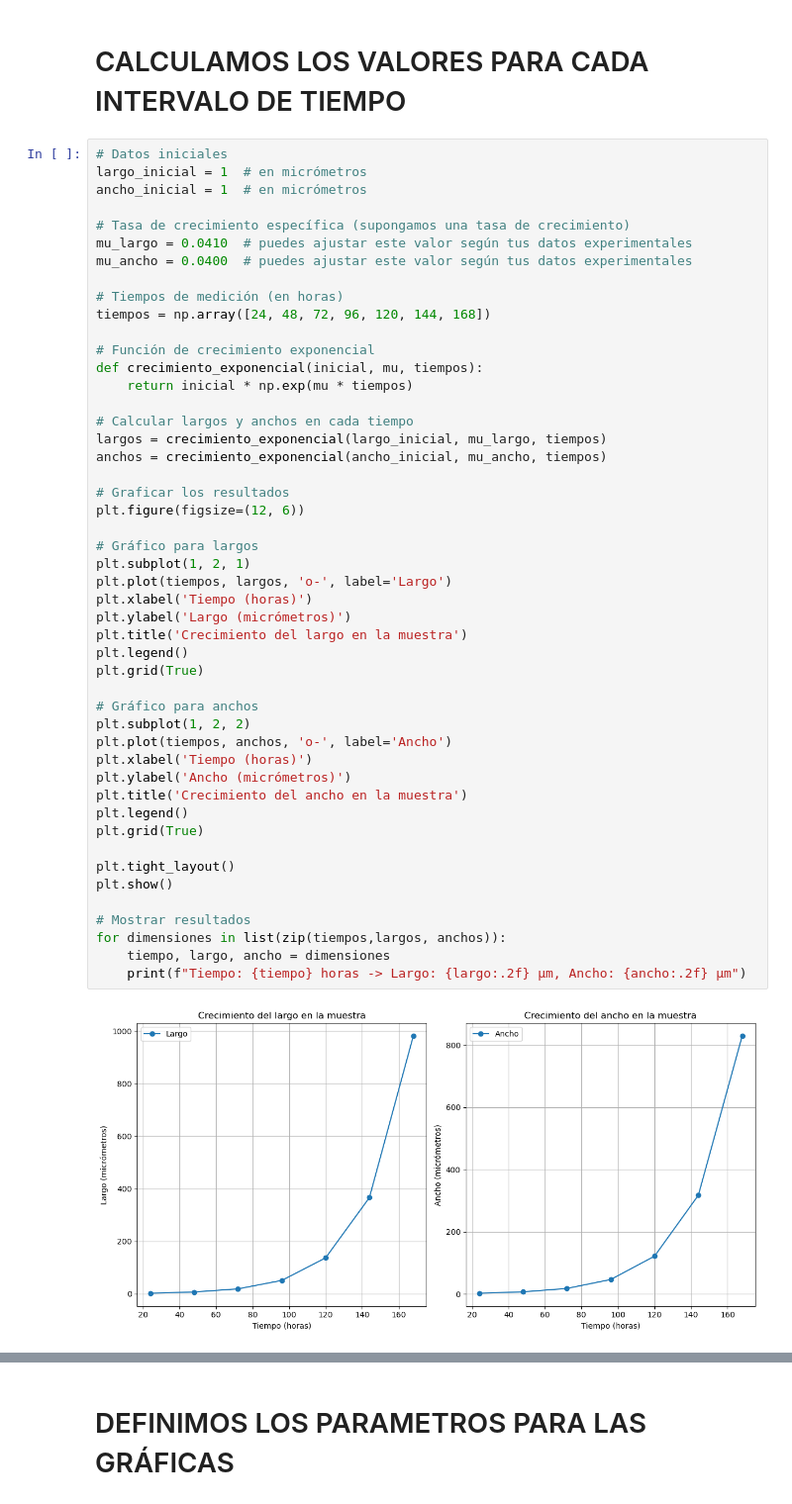
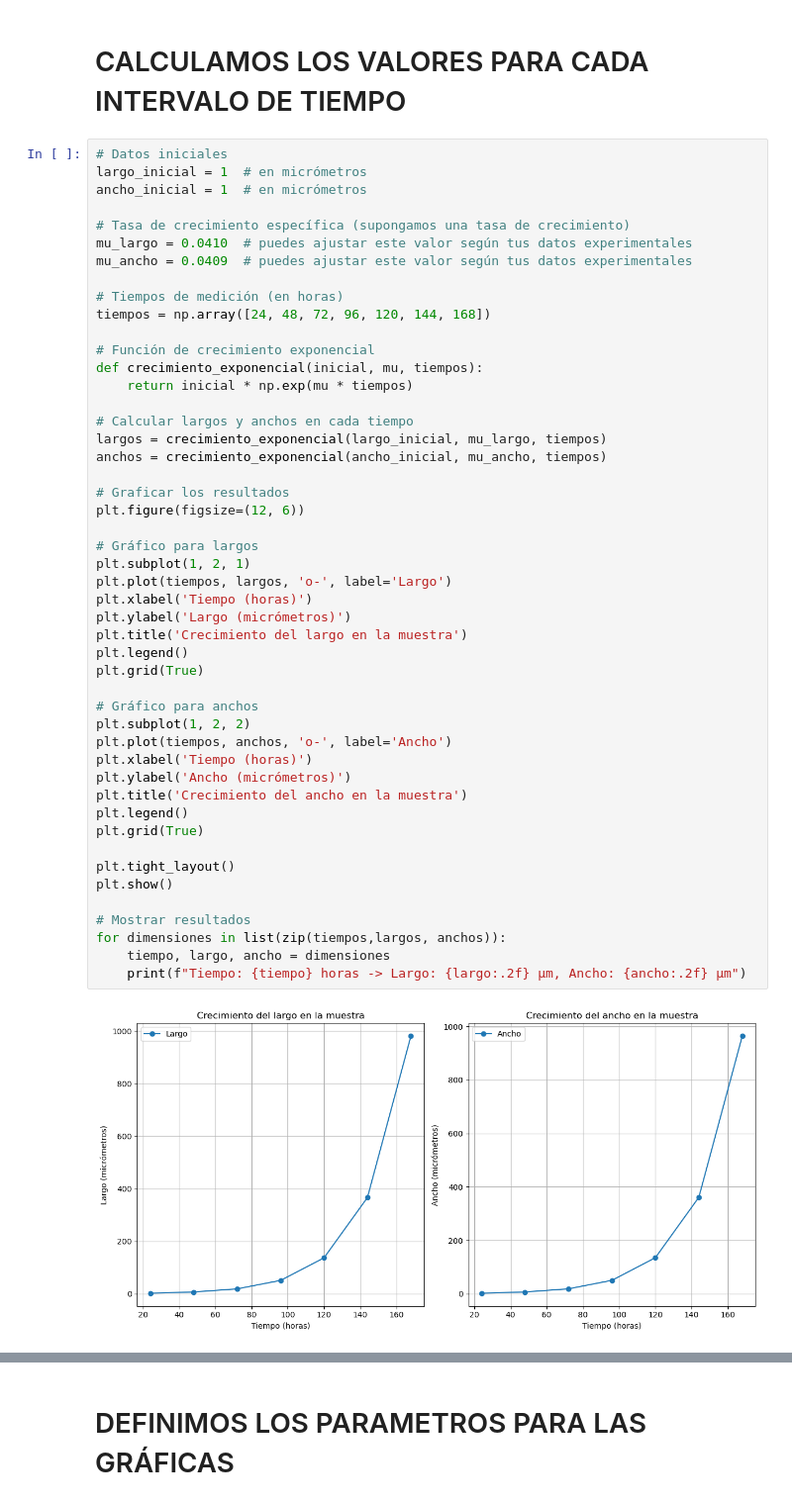
Before and after one commit to AdairPonceuwu/SferoidAnalisis, a Jupyter notebook: Crecimeinto_Esteroides.ipynb, the cells around one changed output, grey strips where cells are left out. Shown: that part at 99% size. Saved outputs shown, nothing was run; the diff lists cells and outputs as text.

```diff
--- a/Crecimeinto_Esteroides.ipynb
+++ b/Crecimeinto_Esteroides.ipynb
@@ -13,7 +13,7 @@ ancho_inicial = 1  # en micrómetros
 
 # Tasa de crecimiento específica (supongamos una tasa de crecimiento)
 mu_largo = 0.0410  # puedes ajustar este valor según tus datos experimentales
-mu_ancho = 0.0400  # puedes ajustar este valor según tus datos experimentales
+mu_ancho = 0.0409  # puedes ajustar este valor según tus datos experimentales
 
 # Tiempos de medición (en horas)
 tiempos = np.array([24, 48, 72, 96, 120, 144, 168])
@@ -28,31 +28,31 @@ anchos = crecimiento_exponencial(ancho_inicial, mu_ancho, tiempos)
 
 # Graficar los resultados
 plt.figure(figsize=(12, 6))
 
 # Gráfico para largos
 plt.subplot(1, 2, 1)
 plt.plot(tiempos, largos, 'o-', label='Largo')
 plt.xlabel('Tiempo (horas)')
 plt.ylabel('Largo (micrómetros)')
 plt.title('Crecimiento del largo en la muestra')
 plt.legend()
 plt.grid(True)
 
 # Gráfico para anchos
 plt.subplot(1, 2, 2)
 plt.plot(tiempos, anchos, 'o-', label='Ancho')
 plt.xlabel('Tiempo (horas)')
 plt.ylabel('Ancho (micrómetros)')
 plt.title('Crecimiento del ancho en la muestra')
 plt.legend()
 plt.grid(True)
 
 plt.tight_layout()
 plt.show()
 
 # Mostrar resultados
 for dimensiones in list(zip(tiempos,largos, anchos)):
     tiempo, largo, ancho = dimensiones
     print(f"Tiempo: {tiempo} horas -> Largo: {largo:.2f} µm, Ancho: {ancho:.2f} µm")
 # %% [output]
-[figure, old version]
+[figure, new version]
```
Also changed, not shown: parts of 4 cells of this notebook.
